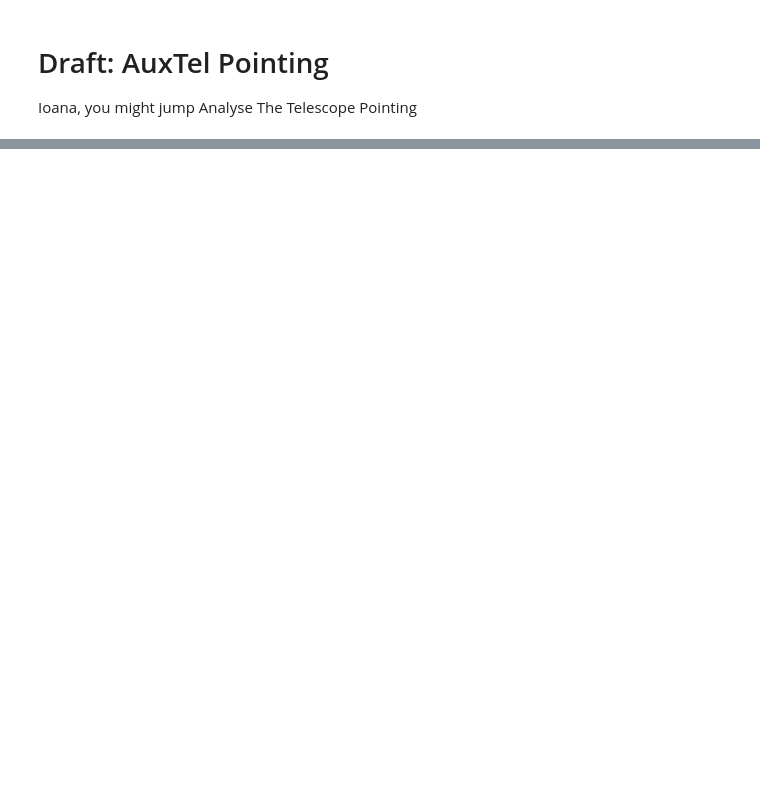
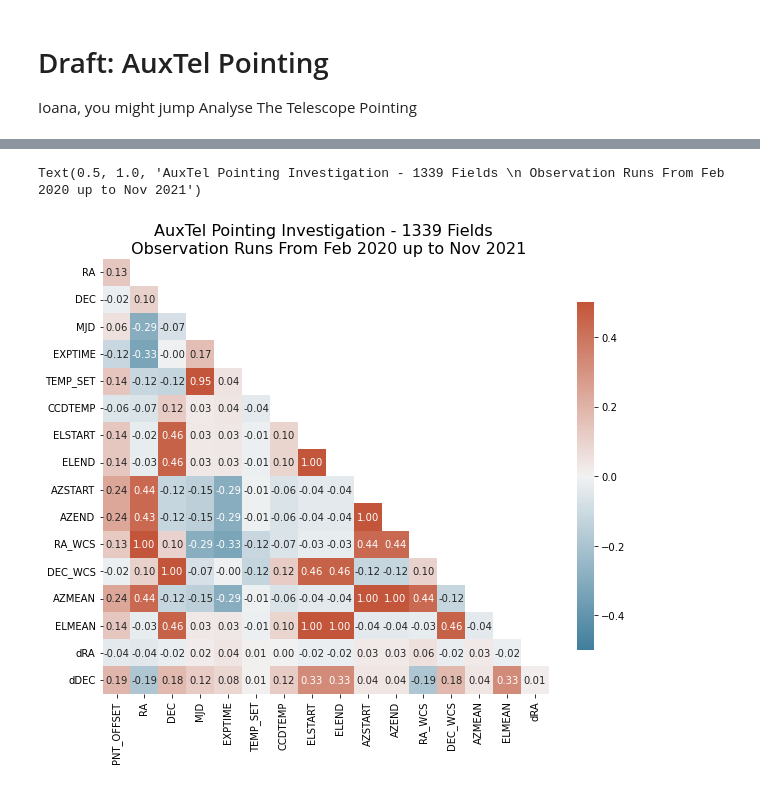
Before and after one commit to estevesjh/ComScratchStuff, a Jupyter notebook: AuxTel/pointingTracking/draft-auxTelPointing.ipynb, the cells around one changed output, grey strips where cells are left out. Cells and saved outputs as stored; diff of their text form; code cells hidden in the pictures; blank space fills up the shorter version.

```diff
--- a/AuxTel/pointingTracking/draft-auxTelPointing.ipynb
+++ b/AuxTel/pointingTracking/draft-auxTelPointing.ipynb
@@ -268,0 +130,24 @@ _ = df.hist(figsize=(12,10))
+# %%
+fig, ax = plt.subplots(figsize=(10, 8))
+
+df_corr = df1.corr()
+
+# mask
+mask = np.triu(np.ones_like(df_corr, dtype=bool))
+
+# adjust mask and df
+mask = mask[1:, :-1]
+corr = df_corr.iloc[1:,:-1].copy()
+
+# plot heatmap
+cmap = sns.diverging_palette(230, 20, as_cmap=True)
+sns.heatmap(corr, mask=mask, annot=True, fmt=".2f", cmap=cmap,
+           vmin=-0.5, vmax=0.5, cbar_kws={"shrink": .8})
+# yticks
+plt.yticks(rotation=0)
+plt.title(f'AuxTel Pointing Investigation - {len(df1)} Fields \n Observation Runs From Feb 2020 up to Nov 2021',fontsize=16)
+
+# plt.savefig(f'figures/correlation_matrix_{date}.png',facecolor='w',transparent=False,dpi=100)
+# %% [output]
+Text(0.5, 1.0, 'AuxTel Pointing Investigation - 1339 Fields \n Observation Runs From Feb 2020 up to Nov 2021')
+[figure, added]
```
Also changed, not shown: parts of 49 cells of this notebook, 4 other files.
